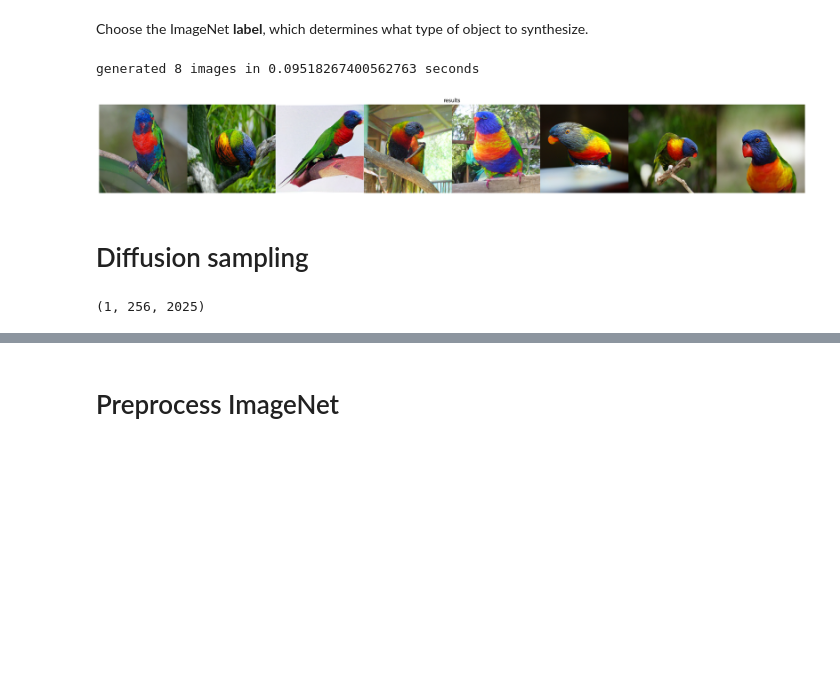
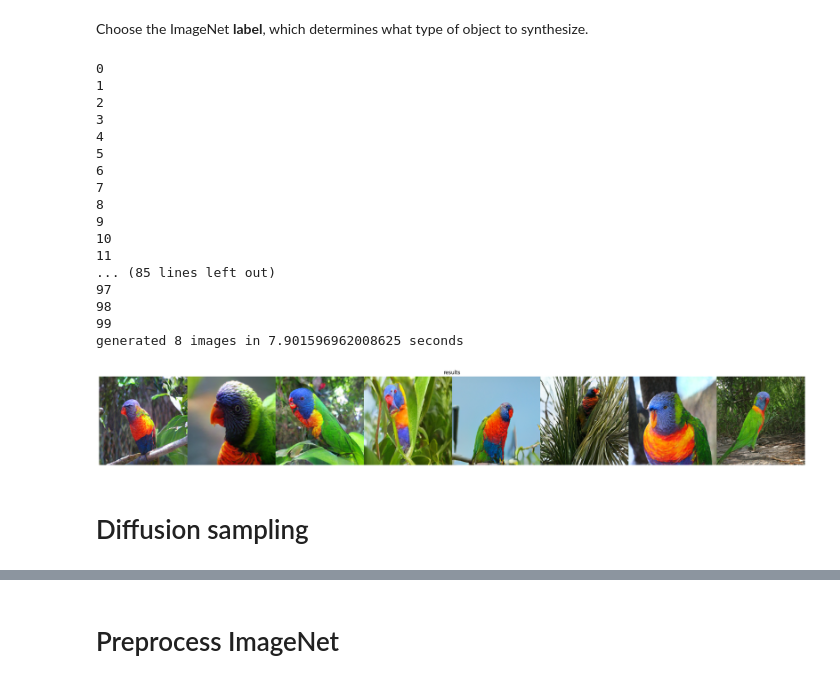
Before and after one commit to matthew9671/maskgit-jax, a Jupyter notebook: MaskGIT_demo.ipynb, the cells around one changed output, grey strips where cells are left out. Drawn from its saved outputs; the diff is of its cells as text; code cells hidden in the pictures; blank space fills up the shorter version.

```diff
--- a/MaskGIT_demo.ipynb
+++ b/MaskGIT_demo.ipynb
@@ -107,32 +103,52 @@ pmap_input_tokens = generator_256.pmap_input_tokens(input_tokens)
 # %%
 # we default to 256 here which is faster
 image_size = 256
 
 # NOTE that in both run modes, subsequent re-runs tend to be much faster
 # than the initial run.
 
 rng, sample_rng = jax.random.split(rng)
 start_timer = timer()
 
 # In "normal" mode, a batch of 8 images takes a V80
 # ~25 seconds in 256x256, and ~75 seconds in 512x512.
 if run_mode == 'normal':
     results = generator_256.generate_samples(input_tokens, sample_rng)
 elif run_mode == 'pmap':
-    sample_rngs = jax.random.split(sample_rng, jax.local_device_count())
-    results = p_generate_256_samples(pmap_input_tokens, sample_rngs)
+
+    for i in range(100):
+        print(i)
+        sample_rng = jax.random.split(sample_rng)[0]
+        sample_rngs = jax.random.split(sample_rng, jax.local_device_count())
+        results = p_generate_256_samples(pmap_input_tokens, sample_rngs)
 
     # flatten the pmap results
     results = results.reshape([-1, image_size, image_size, 3])
 
 end_timer = timer()
 print(f"generated {generator_256.eval_batch_size()} images in {end_timer - start_timer} seconds")
 
 # Visualize
 visualize_images(results, title=f'results')
 # %% [output]
-generated 8 images in 0.09518267400562763 seconds
+0
+1
+2
+3
+4
+5
+6
+7
+8
+9
+10
+11
+... (85 lines left out)
+97
+98
+99
+generated 8 images in 7.901596962008625 seconds
-[figure, old version]
+[figure, new version]
 # %% [markdown]
 # Diffusion sampling
 # %%
@@ -145,7 +159,3 @@ out = model.apply(params, seq, None, deterministic=True)
-# %%
-out.shape
-# %% [output]
-(1, 256, 2025)
 # %%
 class AbsorbingRate():
   def __init__(self, config):
```
Also changed, not shown: parts of 22 cells of this notebook.
